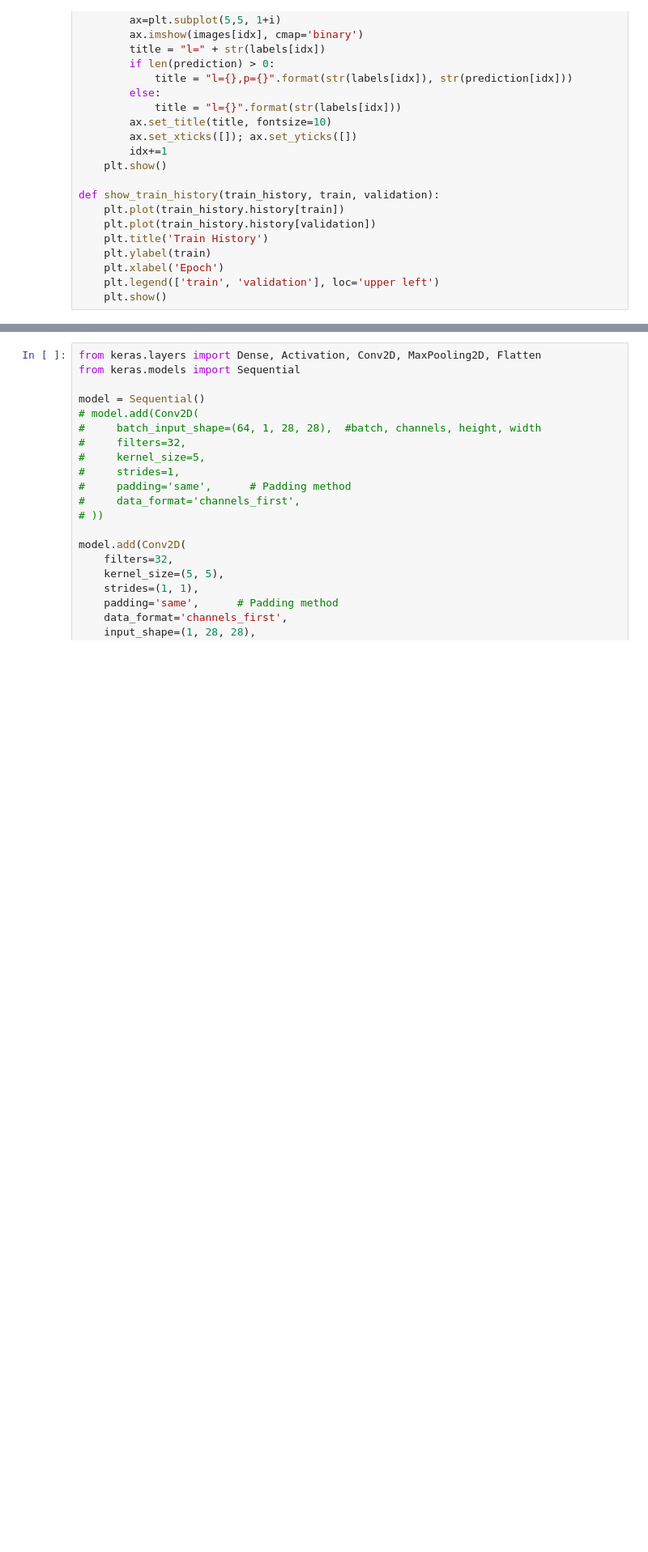
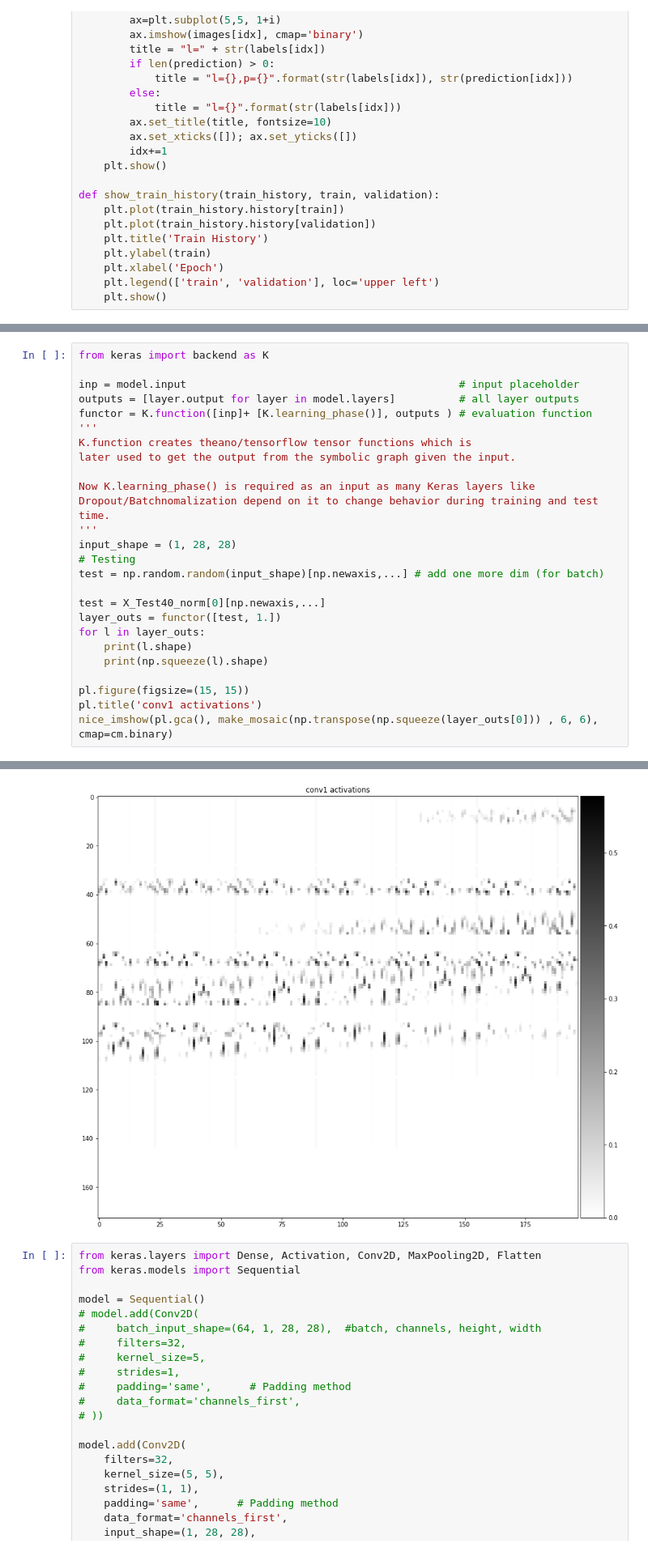
Before and after one commit to frankShih/face_classification_keras, a Jupyter notebook: CNN_MINST.ipynb, the cells around one changed output, grey strips where cells are left out. Shown at 81% size. Saved outputs shown, nothing was run; the diff lists cells and outputs as text; blank space fills up the shorter version.

```diff
--- a/CNN_MINST.ipynb
+++ b/CNN_MINST.ipynb
@@ -191,0 +335,27 @@ label
+# %%
+from keras import backend as K
+
+inp = model.input                                           # input placeholder
+outputs = [layer.output for layer in model.layers]          # all layer outputs
+functor = K.function([inp]+ [K.learning_phase()], outputs ) # evaluation function
+'''
+K.function creates theano/tensorflow tensor functions which is
+later used to get the output from the symbolic graph given the input.
+
+Now K.learning_phase() is required as an input as many Keras layers like
+Dropout/Batchnomalization depend on it to change behavior during training and test time.
+'''
+input_shape = (1, 28, 28)
+# Testing
+test = np.random.random(input_shape)[np.newaxis,...] # add one more dim (for batch)
+
+test = X_Test40_norm[0][np.newaxis,...]
+layer_outs = functor([test, 1.])
+for l in layer_outs:
+    print(l.shape)
+    print(np.squeeze(l).shape)
+
+pl.figure(figsize=(15, 15))
+pl.title('conv1 activations')
+nice_imshow(pl.gca(), make_mosaic(np.transpose(np.squeeze(layer_outs[0])) , 6, 6), cmap=cm.binary)
+# %% [output]
@@ -192,3 +380,4 @@ label
+[figure, added]
 # %%
 from keras.layers import Dense, Activation, Conv2D, MaxPooling2D, Flatten
 from keras.models import Sequential
```
Also changed, not shown: parts of 21 cells of this notebook, 1 other file.
